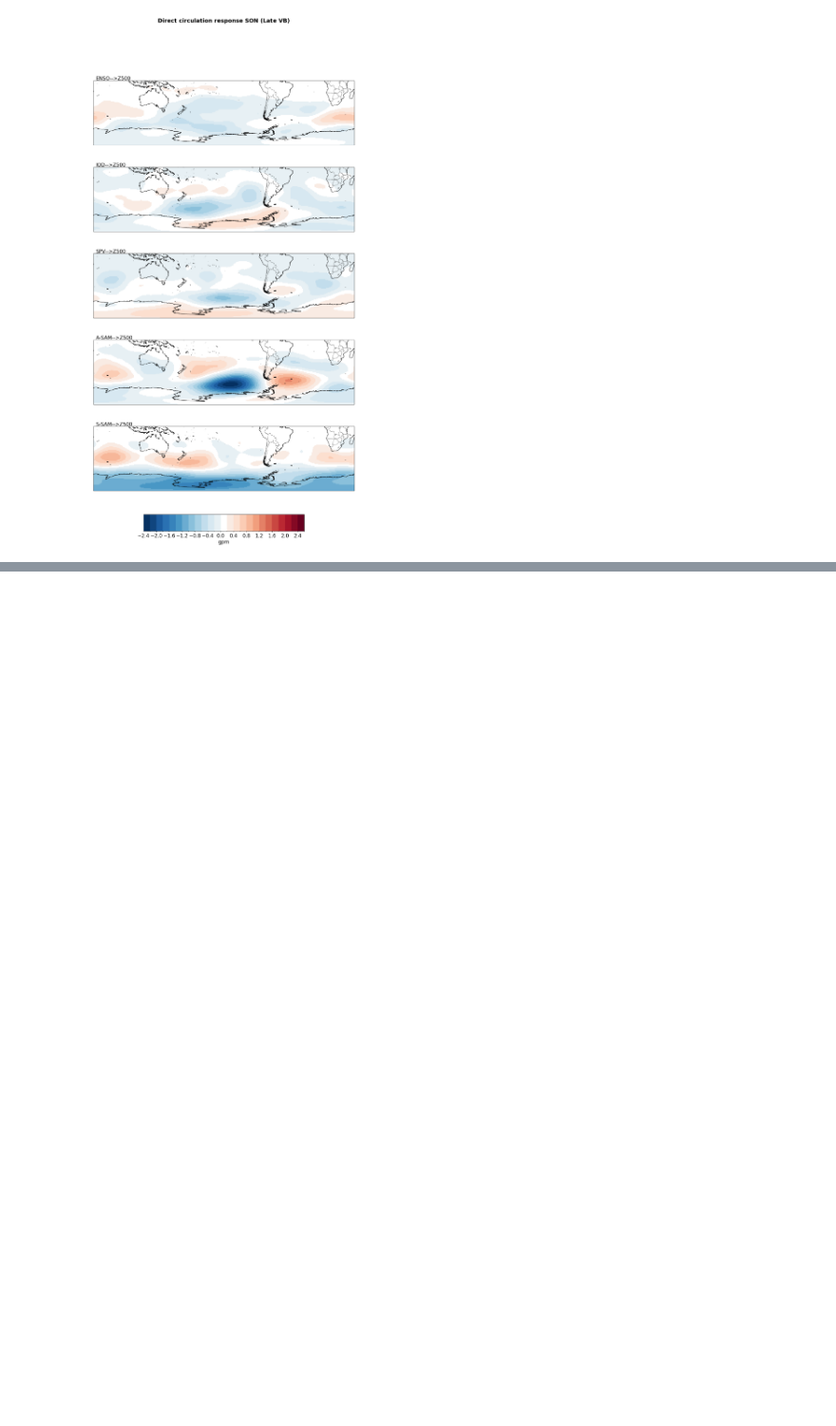
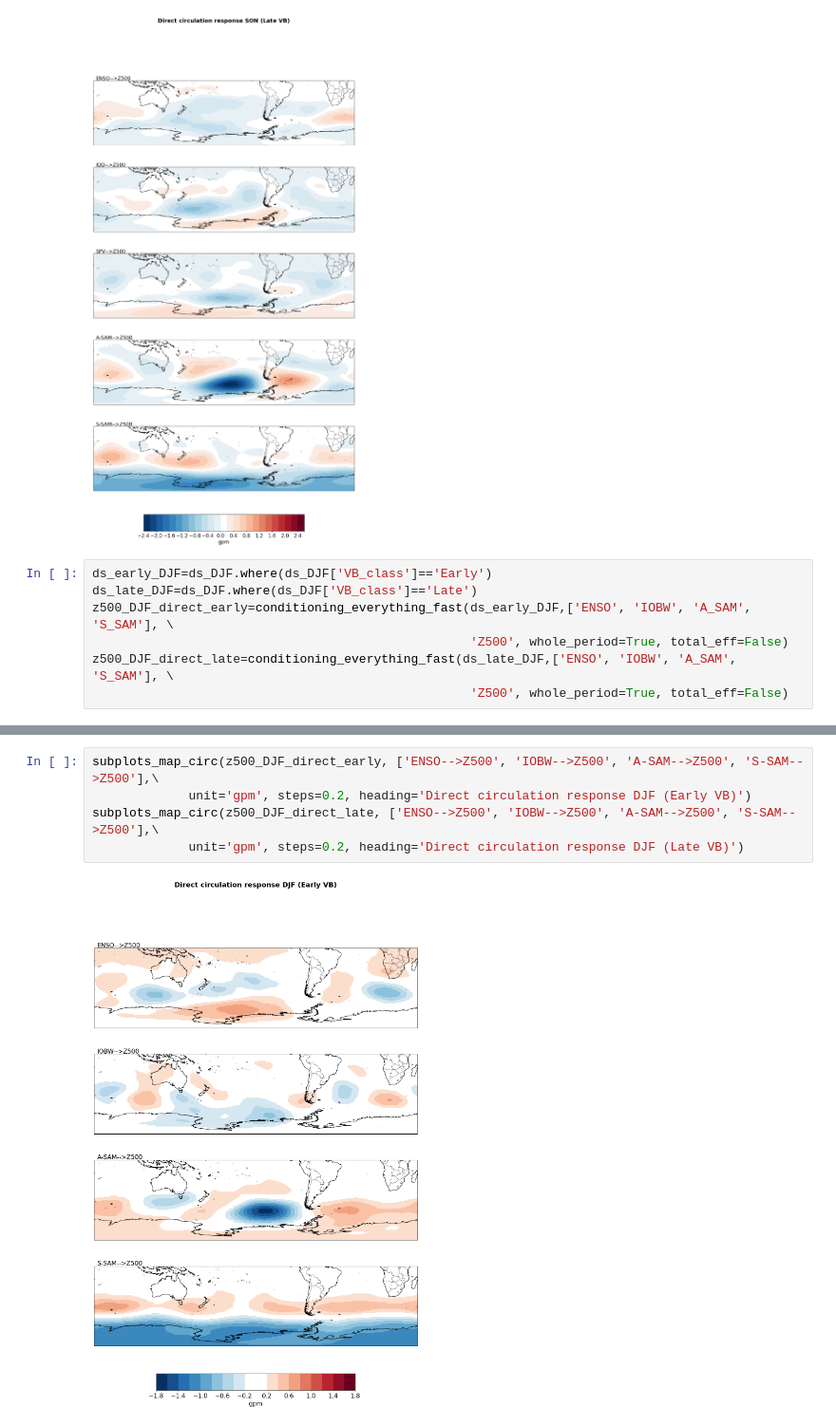
Before and after one commit to giulianolattus-crypto/work, a Jupyter notebook: whole_period_effects/circulation_maps_whole_VB_regimes.ipynb, the cells around one changed output, grey strips where cells are left out. Shown at 95% size. Saved outputs shown, nothing was run; the diff lists cells and outputs as text; blank space fills up the shorter version.

```diff
--- a/whole_period_effects/circulation_maps_whole_VB_regimes.ipynb
+++ b/whole_period_effects/circulation_maps_whole_VB_regimes.ipynb
@@ -101,3 +101,10 @@ subplots_map_circ(z500_SON_direct_late, ['ENSO-->Z500', 'IOD-->Z500', 'SPV-->Z50
 # %% [output]
 [figure]
 [figure]
+# %%
+ds_early_DJF=ds_DJF.where(ds_DJF['VB_class']=='Early')
+ds_late_DJF=ds_DJF.where(ds_DJF['VB_class']=='Late')
+z500_DJF_direct_early=conditioning_everything_fast(ds_early_DJF,['ENSO', 'IOBW', 'A_SAM', 'S_SAM'], \
+                                                   'Z500', whole_period=True, total_eff=False)
+z500_DJF_direct_late=conditioning_everything_fast(ds_late_DJF,['ENSO', 'IOBW', 'A_SAM', 'S_SAM'], \
+                                                   'Z500', whole_period=True, total_eff=False)
@@ -103,0 +120,7 @@ subplots_map_circ(z500_SON_direct_late, ['ENSO-->Z500', 'IOD-->Z500', 'SPV-->Z50
+# %%
+subplots_map_circ(z500_DJF_direct_early, ['ENSO-->Z500', 'IOBW-->Z500', 'A-SAM-->Z500', 'S-SAM-->Z500'],\
+             unit='gpm', steps=0.2, heading='Direct circulation response DJF (Early VB)')
+subplots_map_circ(z500_DJF_direct_late, ['ENSO-->Z500', 'IOBW-->Z500', 'A-SAM-->Z500', 'S-SAM-->Z500'],\
+             unit='gpm', steps=0.2, heading='Direct circulation response DJF (Late VB)')
+# %% [output]
+[figure, added]
```
Also changed, not shown: parts of 2 cells of this notebook, 21 other files.
